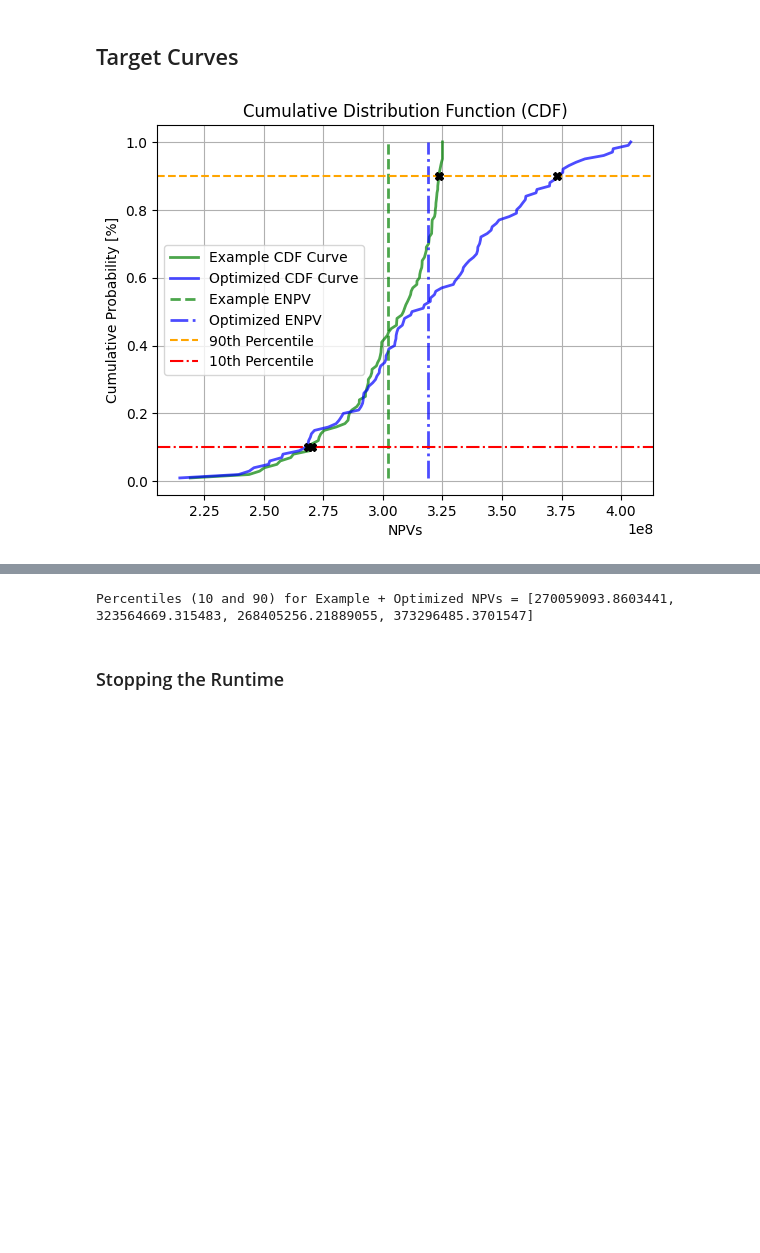
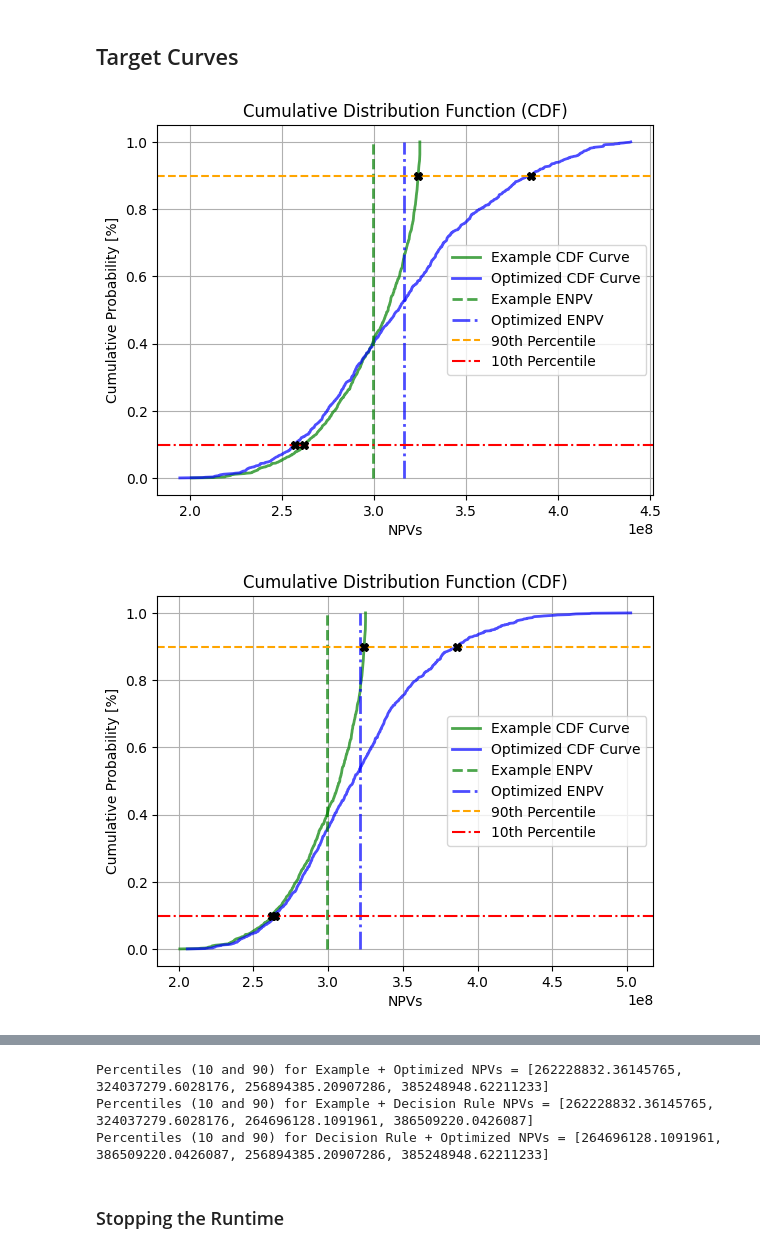
Before and after one commit to Oli767/VT1-Python-Files, a Jupyter notebook: VT2 VS Code/VT2.ipynb, the cells around one changed output, grey strips where cells are left out. Saved outputs shown, nothing was run; the diff lists cells and outputs as text; code cells hidden in the pictures; blank space fills up the shorter version.

Commit message:
Adjusted the Flexible Calculation (added separate Functions for Flexible NPV and ENPV) Adjusted the CDF Plot funtion to get Lables

```diff
--- a/VT2 VS Code/VT2.ipynb
+++ b/VT2 VS Code/VT2.ipynb
@@ -29,7 +29,7 @@ Param = {
     "Dt0": 22561132,  # Demand at t0
     "dt": 1,  # Steptime in Years
     "Fth": 20,  # Time Horizon of Forecasts in Steptime
-    "Forecasts": 100,  # Number of Forecasts
+    "Forecasts": 1000,  # Number of Forecasts
     "mu": 0.042754330256447565,
     "sigma": 0.05813761525452841,
     "r_D": 0.1,  # Revenues per Unit of Demand per Period
@@ -681,25 +673,31 @@ def Capacity2(K0, delta_K):
 # %%
 # Plotting the CDF for the First Decision Rule
 Percentiles = fn.CDF_Plot(
     NPV_calculation(K_Example, delta_K_Example, Param),
     NPV_calculation(
         Optimized_K,
         Optimized_delta_K,
         Param,
     ),
 )
-# Percentiles1 = fn.CDF_Plot(
-#     NPV_calculation(K_Example, delta_K_Example, Param),
-#     NPV_calculation(K_Flex, delta_K_Flex, Param),
-# )
-# Percentiles2 = fn.CDF_Plot(
-#     NPV_calculation(K_Flex, delta_K_Flex, Param),
-#     NPV_calculation(Optimized_K, Optimized_delta_K, Param),
-# )
+Percentiles1 = fn.CDF_Plot(
+    NPV_calculation(K_Example, delta_K_Example, Param),
+    NPV_Flex,
+)
+
+
+Percentiles2 = fn.CDF_Plot(
+    NPV_Flex,
+    NPV_calculation(Optimized_K, Optimized_delta_K, Param),
+    "Decision Rule CFD Curve",
+    "Optimized CDF Curve",
+    "Decision Rule ENPV",
+)
 # # Plotting the CDF for the Second Decision Rule
 # Percentiles1 = fn.CDF_Plot(Traditional_NPV, Flex_NPV_est)
 print("Percentiles (10 and 90) for Example + Optimized NPVs =", Percentiles)
-# print("Percentiles (10 and 90) for Example + Decision Rule NPVs =", Percentiles1)
-# print("Percentiles (10 and 90) for Decision Rule + Optimized NPVs =", Percentiles2)
+print("Percentiles (10 and 90) for Example + Decision Rule NPVs =", Percentiles1)
+print("Percentiles (10 and 90) for Decision Rule + Optimized NPVs =", Percentiles2)
 # %% [output]
-[figure, old version]
+[figure, new version]
+[figure, added]
@@ -706,4 +705,6 @@ print("Percentiles (10 and 90) for Example + Optimized NPVs =", Percentiles)
-Percentiles (10 and 90) for Example + Optimized NPVs = [270059093.8603441, 323564669.315483, 268405256.21889055, 373296485.3701547]
+Percentiles (10 and 90) for Example + Optimized NPVs = [262228832.36145765, 324037279.6028176, 256894385.20907286, 385248948.62211233]
+Percentiles (10 and 90) for Example + Decision Rule NPVs = [262228832.36145765, 324037279.6028176, 264696128.1091961, 386509220.0426087]
+Percentiles (10 and 90) for Decision Rule + Optimized NPVs = [264696128.1091961, 386509220.0426087, 256894385.20907286, 385248948.62211233]
 # %% [markdown]
 ### Stopping the Runtime
 # %%
```
Also changed, not shown: parts of 9 cells of this notebook, 1 other file.
